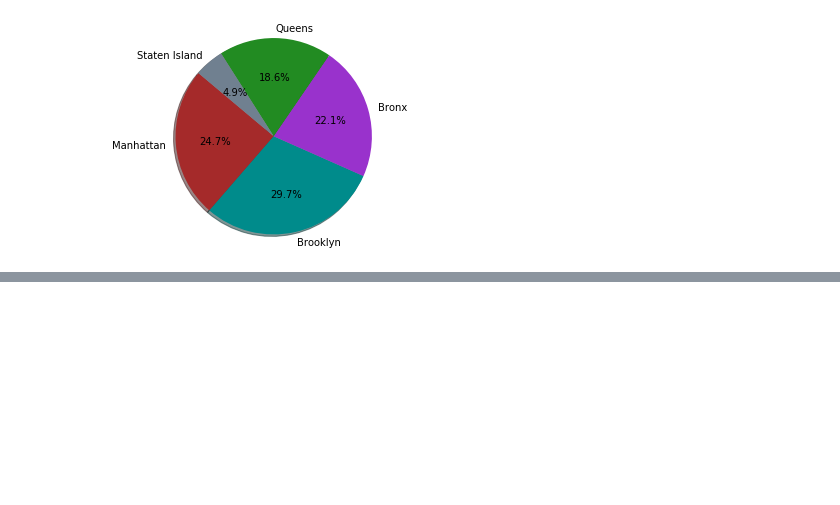
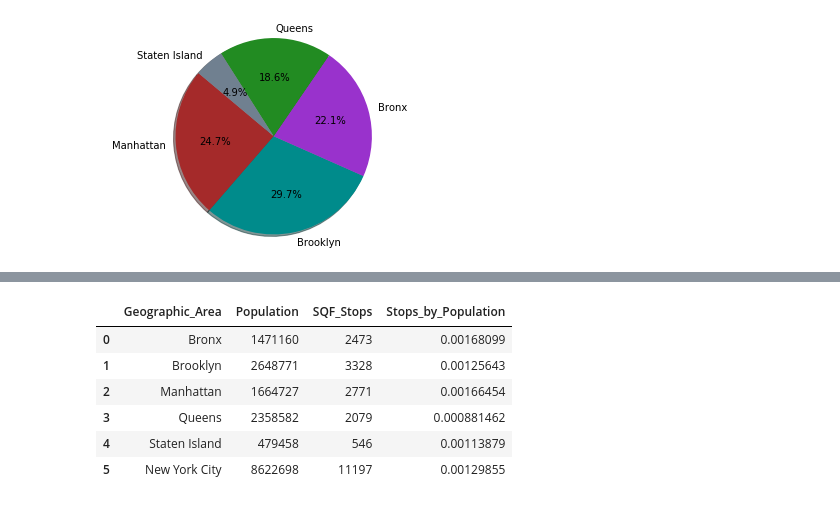
Before and after one commit to rachaelcamick/groupproject_sqf, a Jupyter notebook: rachael_cleaner_dataframe.ipynb, the cells around one changed output, grey strips where cells are left out. Saved outputs shown, nothing was run; the diff lists cells and outputs as text; code cells hidden in the pictures; blank space fills up the shorter version.

```diff
--- a/rachael_cleaner_dataframe.ipynb
+++ b/rachael_cleaner_dataframe.ipynb
@@ -112,0 +163,13 @@ plt.axis("equal")
+# %%
+for index, row in combined_df.iterrows():
+    combined_df.loc[index, "Stops_by_Population"] = combined_df.loc[index, "SQF_Stops"]/combined_df.loc[index, "Population"]
+# %%
+combined_df
+# %% [output]
+|  | Geographic_Area | Population | SQF_Stops | Stops_by_Population |
+| 0 | Bronx | 1471160 | 2473 | 0.00168099 |
+| 1 | Brooklyn | 2648771 | 3328 | 0.00125643 |
+| 2 | Manhattan | 1664727 | 2771 | 0.00166454 |
+| 3 | Queens | 2358582 | 2079 | 0.000881462 |
+| 4 | Staten Island | 479458 | 546 | 0.00113879 |
+| 5 | New York City | 8622698 | 11197 | 0.00129855 |
```
Also changed, not shown: parts of 9 cells of this notebook, 1 other file.
